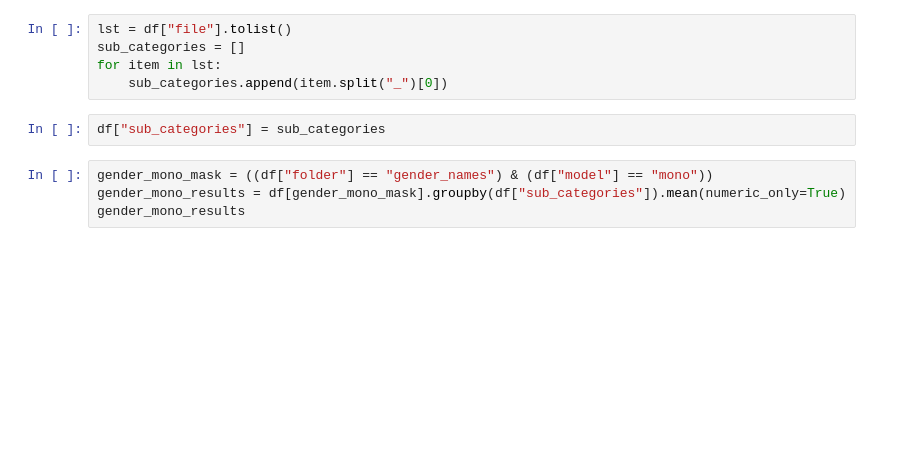
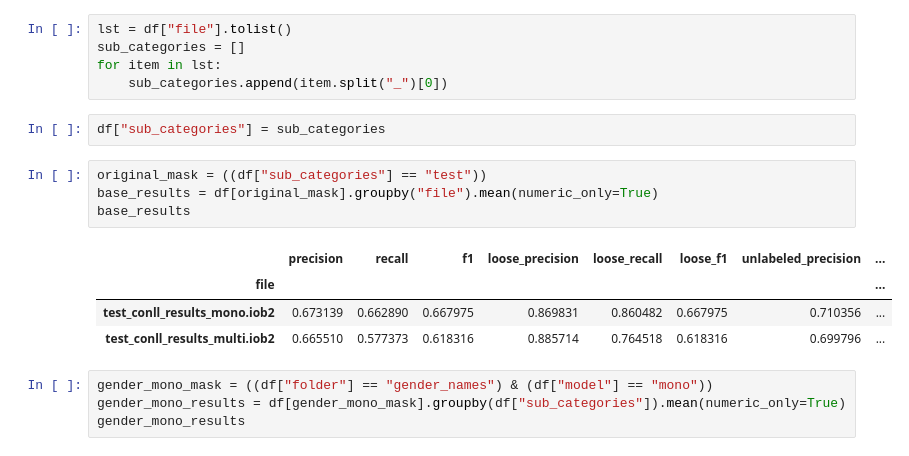
Before and after one commit to BossThePro/NLPProject-Group-SLP, a Jupyter notebook: code/evaluation.ipynb, the cells around one changed output. Drawn from its saved outputs; the diff is of its cells as text; blank space fills up the shorter version.

```diff
--- a/code/evaluation.ipynb
+++ b/code/evaluation.ipynb
@@ -288,6 +288,15 @@ for item in lst:
     sub_categories.append(item.split("_")[0])
 # %%
 df["sub_categories"] = sub_categories
+# %%
+original_mask = ((df["sub_categories"] == "test"))
+base_results = df[original_mask].groupby("file").mean(numeric_only=True)
+base_results
+# %% [output]
+|  | precision | recall | f1 | loose_precision | loose_recall | loose_f1 | unlabeled_precision | ... |
+| file |  |  |  |  |  |  |  | ... |
+| test_conll_results_mono.iob2 | 0.673139 | 0.662890 | 0.667975 | 0.869831 | 0.860482 | 0.667975 | 0.710356 | ... |
+| test_conll_results_multi.iob2 | 0.665510 | 0.577373 | 0.618316 | 0.885714 | 0.764518 | 0.618316 | 0.699796 | ... |
 # %%
 gender_mono_mask = ((df["folder"] == "gender_names") & (df["model"] == "mono"))
 gender_mono_results = df[gender_mono_mask].groupby(df["sub_categories"]).mean(numeric_only=True)
```
Also changed, not shown: parts of 10 cells of this notebook, 1 other file.
